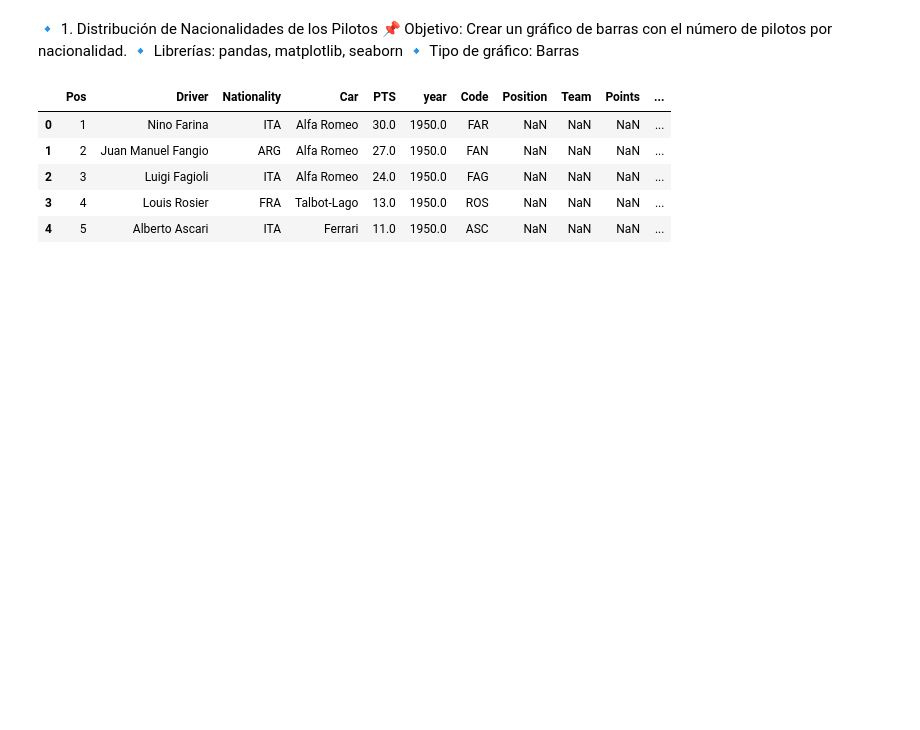
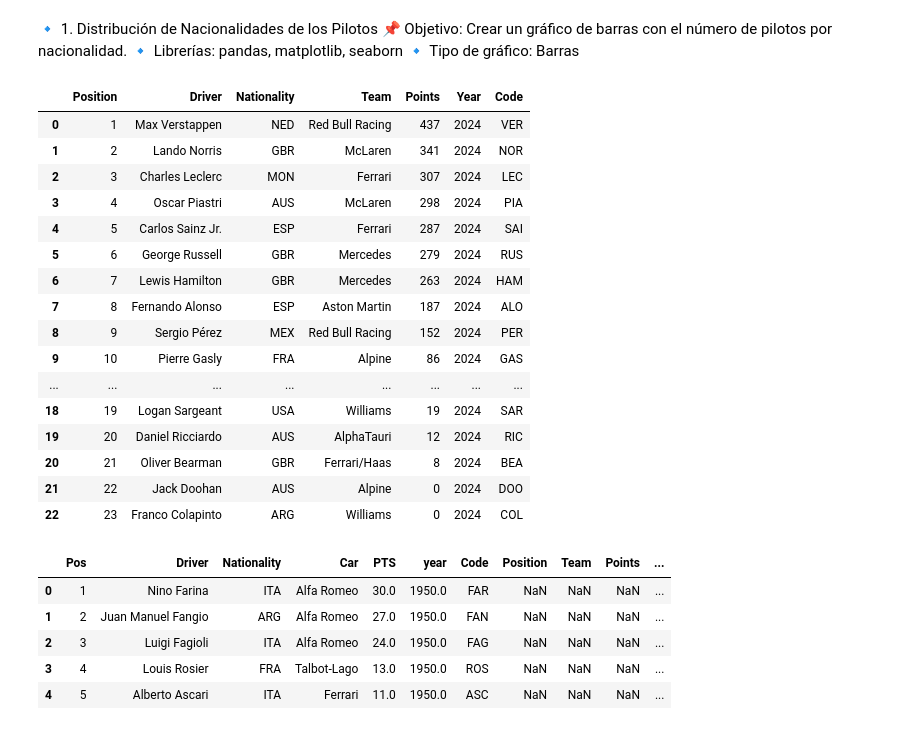
Before and after one commit to patriciamromero/f1_viz, a Jupyter notebook: F1_viz.ipynb, the cells around one changed output. Saved outputs shown, nothing was run; the diff lists cells and outputs as text; code cells hidden in the pictures; blank space fills up the shorter version.

```diff
--- a/F1_viz.ipynb
+++ b/F1_viz.ipynb
@@ -17,6 +17,26 @@ winners = pd.read_csv("winners.csv")
 drivers_24 = pd.read_csv("drivers_2024_final.csv")
 fastest_laps_24 = pd.read_csv("fastest_laps_2024.csv")
 teams_24 = pd.read_csv("teams_2024_fixed.csv")
+# %%
+drivers_24
+# %% [output]
+|  | Position | Driver | Nationality | Team | Points | Year | Code |
+| 0 | 1 | Max Verstappen | NED | Red Bull Racing | 437 | 2024 | VER |
+| 1 | 2 | Lando Norris | GBR | McLaren | 341 | 2024 | NOR |
+| 2 | 3 | Charles Leclerc | MON | Ferrari | 307 | 2024 | LEC |
+| 3 | 4 | Oscar Piastri | AUS | McLaren | 298 | 2024 | PIA |
+| 4 | 5 | Carlos Sainz Jr. | ESP | Ferrari | 287 | 2024 | SAI |
+| 5 | 6 | George Russell | GBR | Mercedes | 279 | 2024 | RUS |
+| 6 | 7 | Lewis Hamilton | GBR | Mercedes | 263 | 2024 | HAM |
+| 7 | 8 | Fernando Alonso | ESP | Aston Martin | 187 | 2024 | ALO |
+| 8 | 9 | Sergio Pérez | MEX | Red Bull Racing | 152 | 2024 | PER |
+| 9 | 10 | Pierre Gasly | FRA | Alpine | 86 | 2024 | GAS |
+| ... | ... | ... | ... | ... | ... | ... | ... |
+| 18 | 19 | Logan Sargeant | USA | Williams | 19 | 2024 | SAR |
+| 19 | 20 | Daniel Ricciardo | AUS | AlphaTauri | 12 | 2024 | RIC |
+| 20 | 21 | Oliver Bearman | GBR | Ferrari/Haas | 8 | 2024 | BEA |
+| 21 | 22 | Jack Doohan | AUS | Alpine | 0 | 2024 | DOO |
+| 22 | 23 | Franco Colapinto | ARG | Williams | 0 | 2024 | COL |
 # %%
 drivers_completed = pd.concat([drivers, drivers_24])
 # %%
```
Also changed, not shown: parts of 10 cells of this notebook, 1 other file.
